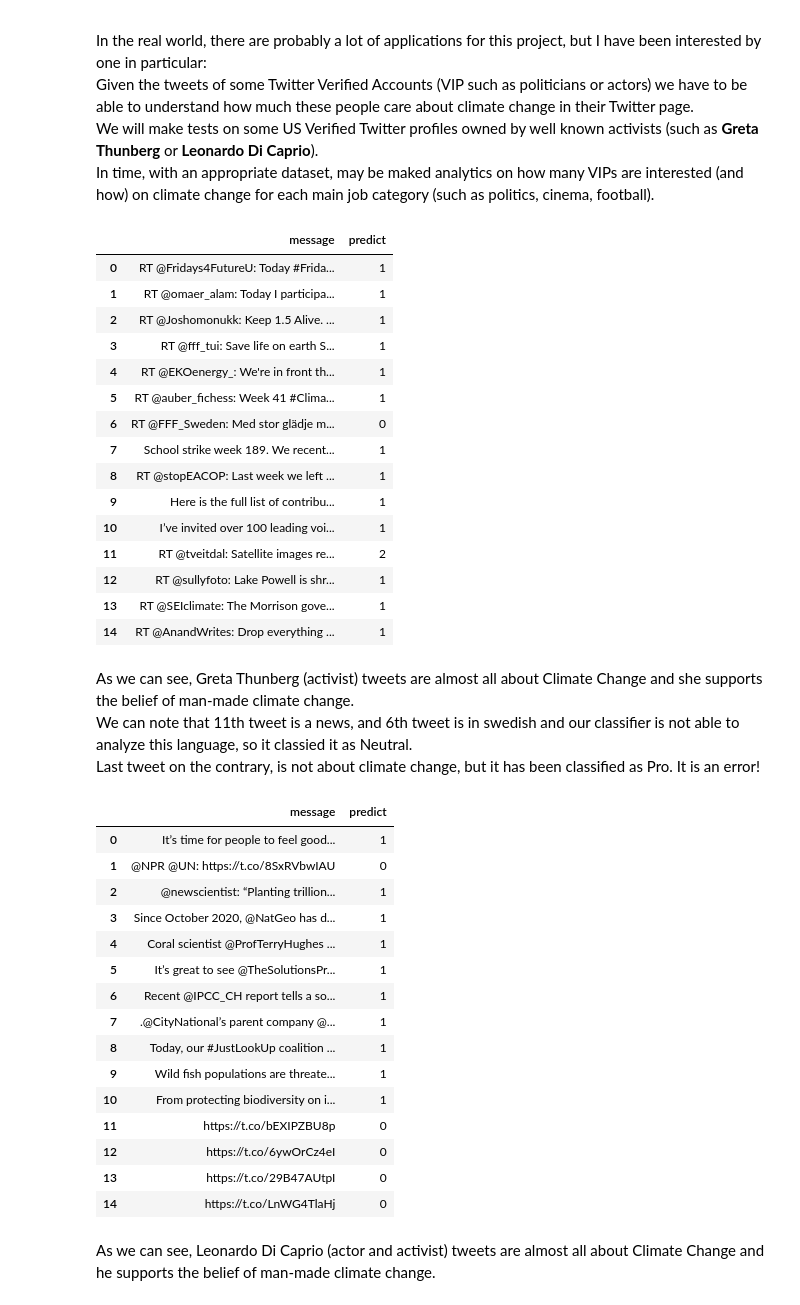
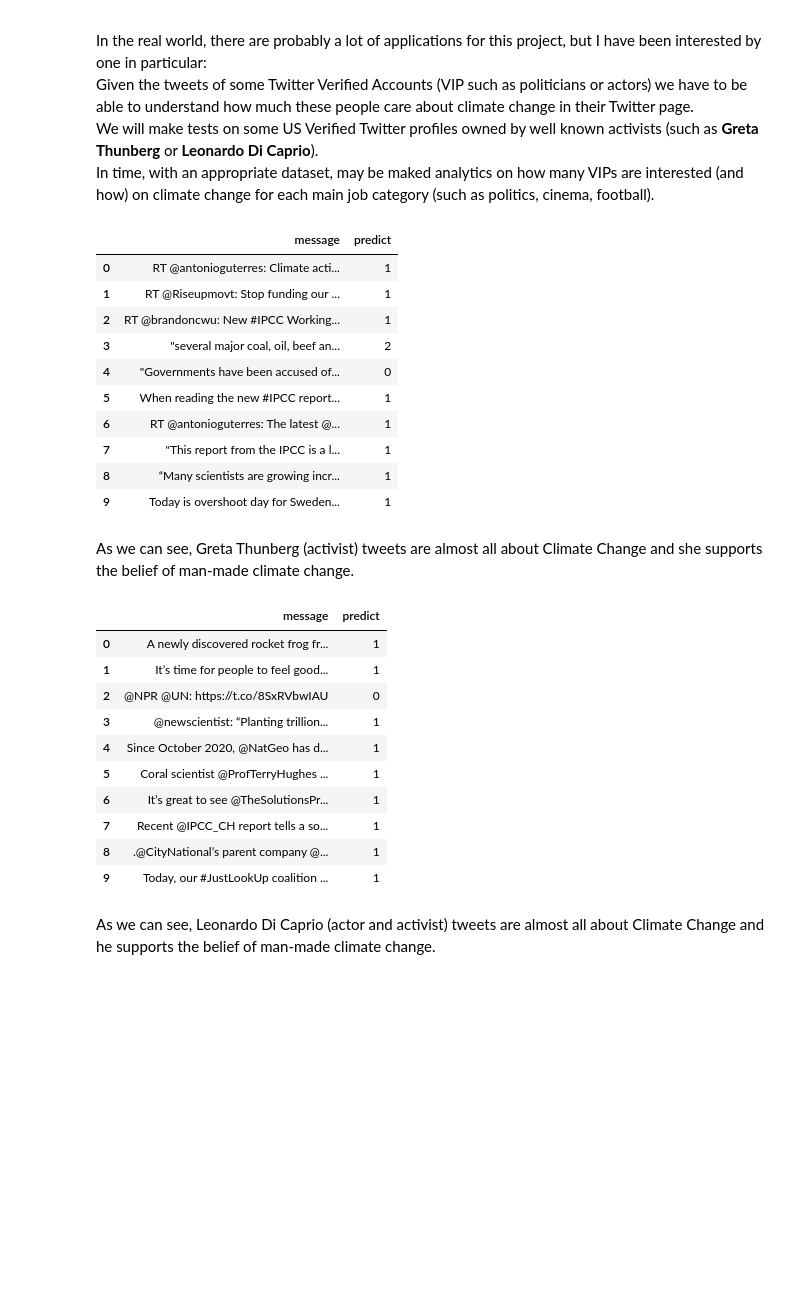
Before and after one commit to ElephanZ/Climate-Change-Classifier, a Jupyter notebook: paper.ipynb, the cells around one changed output. Cells and saved outputs as stored; diff of their text form; code cells hidden in the pictures; blank space fills up the shorter version.

```diff
--- a/paper.ipynb
+++ b/paper.ipynb
@@ -80,7 +85,7 @@ Additionally, I have created two classes to make a good code (readble and reliab
 class TwitterAPI:
 
     def __init__(self):
-        self.__BEARER = '......'
+        self.__BEARER = '...'
 
     def getTweetsByUserId(self, id, nmax):
         headers = { 'Authorization': "Bearer " + self.__BEARER }
@@ -307,7 +315,7 @@ params = {
     'vect__lowercase': [True, False],
     'vect__max_df': [0.125, 0.25, 0.375, 0.5, 0.75, 0.875, 1.0],
     'tfidf__use_idf': (True, False),
-    'clf__n_neighbors': np.arange(1, 8),
+    'clf__n_neighbors': np.arange(1, 11),
     'clf__weights': ['uniform', 'distance'],
 }
 knn_gs = GridSearchCV(knn_va_classifier, params, cv=ShuffleSplit(test_size=0.1765, n_splits=1), n_jobs=4)
@@ -603,54 +626,42 @@ We will make tests on some US Verified Twitter profiles owned by well known acti
 In time, with an appropriate dataset, may be maked analytics on how many VIPs are interested (and how) on climate change for each main job category (such as politics, cinema, football).
 # %%
 greta = AnalyzeVIP('@GretaThunberg')
-results = greta.makeTable(svm_classifier, 15)
+results = greta.makeTable(svm_classifier, 10)
 
 results['message'] = results['message'].str[:130]
 results.style
 # %% [output]
 |  | message | predict |
-| 0 | RT @Fridays4FutureU: Today #Frida... | 1 |
-| 1 | RT @omaer_alam: Today I participa... | 1 |
-| 2 | RT @Joshomonukk: Keep 1.5 Alive. ... | 1 |
-| 3 | RT @fff_tui: Save life on earth S... | 1 |
-| 4 | RT @EKOenergy_: We're in front th... | 1 |
-| 5 | RT @auber_fichess: Week 41 #Clima... | 1 |
-| 6 | RT @FFF_Sweden: Med stor glädje m... | 0 |
-| 7 | School strike week 189. We recent... | 1 |
-| 8 | RT @stopEACOP: Last week we left ... | 1 |
-| 9 | Here is the full list of contribu... | 1 |
-| 10 | I’ve invited over 100 leading voi... | 1 |
-| 11 | RT @tveitdal: Satellite images re... | 2 |
-| 12 | RT @sullyfoto: Lake Powell is shr... | 1 |
-| 13 | RT @SEIclimate: The Morrison gove... | 1 |
-| 14 | RT @AnandWrites: Drop everything ... | 1 |
+| 0 | RT @antonioguterres: Climate acti... | 1 |
+| 1 | RT @Riseupmovt: Stop funding our ... | 1 |
+| 2 | RT @brandoncwu: New #IPCC Working... | 1 |
+| 3 | "several major coal, oil, beef an... | 2 |
+| 4 | "Governments have been accused of... | 0 |
+| 5 | When reading the new #IPCC report... | 1 |
+| 6 | RT @antonioguterres: The latest @... | 1 |
+| 7 | "This report from the IPCC is a l... | 1 |
+| 8 | “Many scientists are growing incr... | 1 |
+| 9 | Today is overshoot day for Sweden... | 1 |
 # %% [markdown]
-As we can see, Greta Thunberg (activist) tweets are almost all about Climate Change and she supports the belief of man-made climate change. <br/>
-We can note that 11th tweet is a news, and 6th tweet is in swedish and our classifier is not able to analyze this language, so it classied it as Neutral. <br/>
-Last tweet on the contrary, is not about climate change, but it has been classified as Pro. It is an error!
+As we can see, Greta Thunberg (activist) tweets are almost all about Climate Change and she supports the belief of man-made climate change.
 # %%
 leo = AnalyzeVIP('@LeoDiCaprio')
-results = leo.makeTable(svm_classifier, 15)
+results = leo.makeTable(svm_classifier, 10)
 
 results['message'] = results['message'].str[:130]
 results.style
 # %% [output]
 |  | message | predict |
-| 0 | It’s time for people to feel good... | 1 |
-| 1 | @NPR @UN: https://t.co/8SxRVbwIAU | 0 |
-| 2 | @newscientist: “Planting trillion... | 1 |
-| 3 | Since October 2020, @NatGeo has d... | 1 |
-| 4 | Coral scientist @ProfTerryHughes ... | 1 |
-| 5 | It’s great to see @TheSolutionsPr... | 1 |
-| 6 | Recent @IPCC_CH report tells a so... | 1 |
-| 7 | .@CityNational’s parent company @... | 1 |
-| 8 | Today, our #JustLookUp coalition ... | 1 |
-| 9 | Wild fish populations are threate... | 1 |
-| 10 | From protecting biodiversity on i... | 1 |
-| 11 | https://t.co/bEXIPZBU8p | 0 |
-| 12 | https://t.co/6ywOrCz4eI | 0 |
-| 13 | https://t.co/29B47AUtpI | 0 |
-| 14 | https://t.co/LnWG4TlaHj | 0 |
+| 0 | A newly discovered rocket frog fr... | 1 |
+| 1 | It’s time for people to feel good... | 1 |
+| 2 | @NPR @UN: https://t.co/8SxRVbwIAU | 0 |
+| 3 | @newscientist: “Planting trillion... | 1 |
+| 4 | Since October 2020, @NatGeo has d... | 1 |
+| 5 | Coral scientist @ProfTerryHughes ... | 1 |
+| 6 | It’s great to see @TheSolutionsPr... | 1 |
+| 7 | Recent @IPCC_CH report tells a so... | 1 |
+| 8 | .@CityNational’s parent company @... | 1 |
+| 9 | Today, our #JustLookUp coalition ... | 1 |
 # %% [markdown]
 As we can see, Leonardo Di Caprio (actor and activist) tweets are almost all about Climate Change and he supports the belief of man-made climate change.
 # %% [markdown]
```
Also changed, not shown: parts of 10 cells of this notebook.
